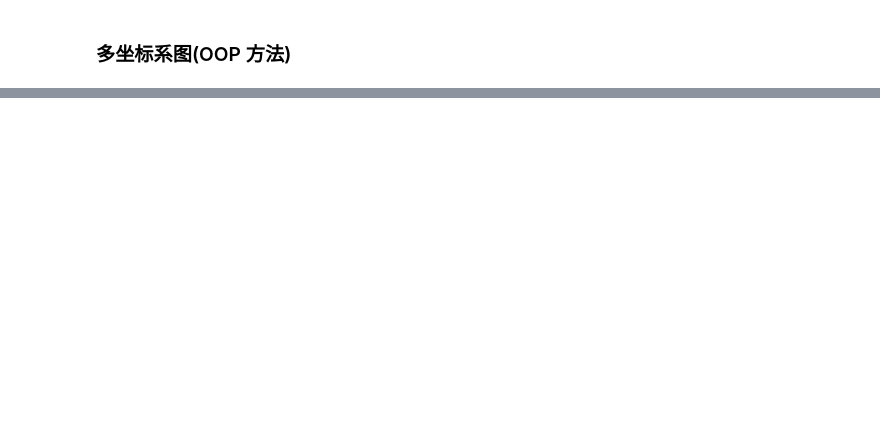
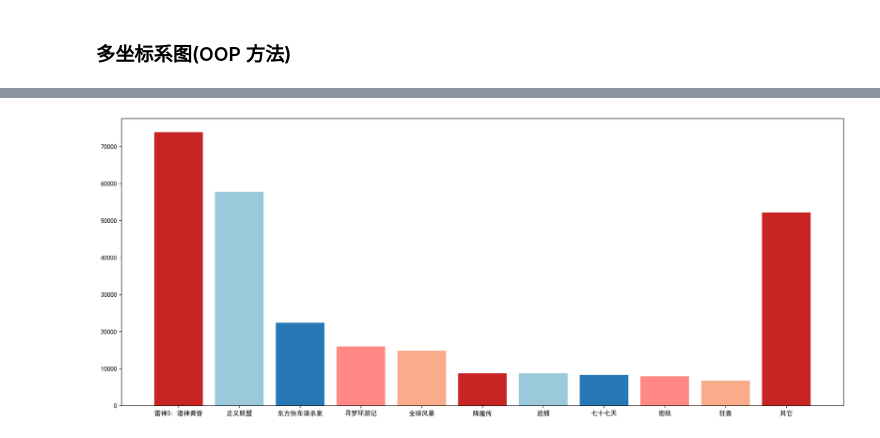
Before and after one commit to RichestShen/DataMining, a Jupyter notebook: Matplotlib.ipynb, the cells around one changed output, grey strips where cells are left out. Saved outputs shown, nothing was run; the diff lists cells and outputs as text; code cells hidden in the pictures; blank space fills up the shorter version.

```diff
--- a/Matplotlib.ipynb
+++ b/Matplotlib.ipynb
@@ -126,0 +177,15 @@ plt.show()
+# %%
+# 电影票房收入对比
+
+movie_names = ['雷神3: 诸神黄昏', '正义联盟', '东方快车谋杀案', '寻梦环游记', '全球风暴', '降魔传', '追捕', '七十七天', '密战', '狂兽', '其它']
+tickets = [73853, 57767, 22354, 15969, 14839, 8725, 8716, 8318, 7916, 6764, 52222]
+
+plt.figure(figsize=(20, 8), dpi=300)
+
+plt.bar(movie_names, tickets, color=darker_color)
+
+
+
+plt.show()
+# %% [output]
+[figure, added]
```
Also changed, not shown: parts of 14 cells of this notebook, 3 other files.
